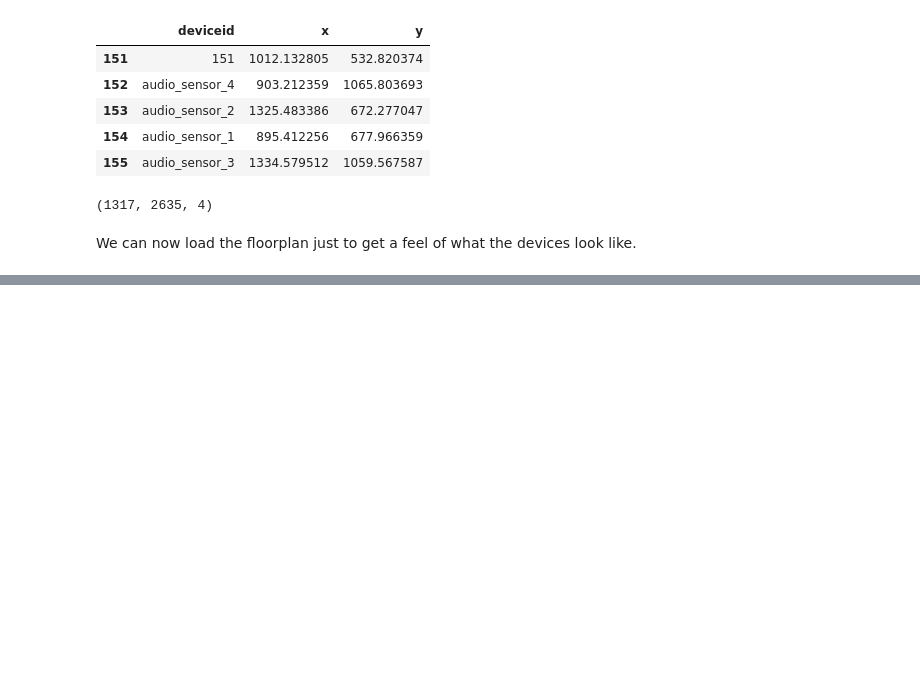
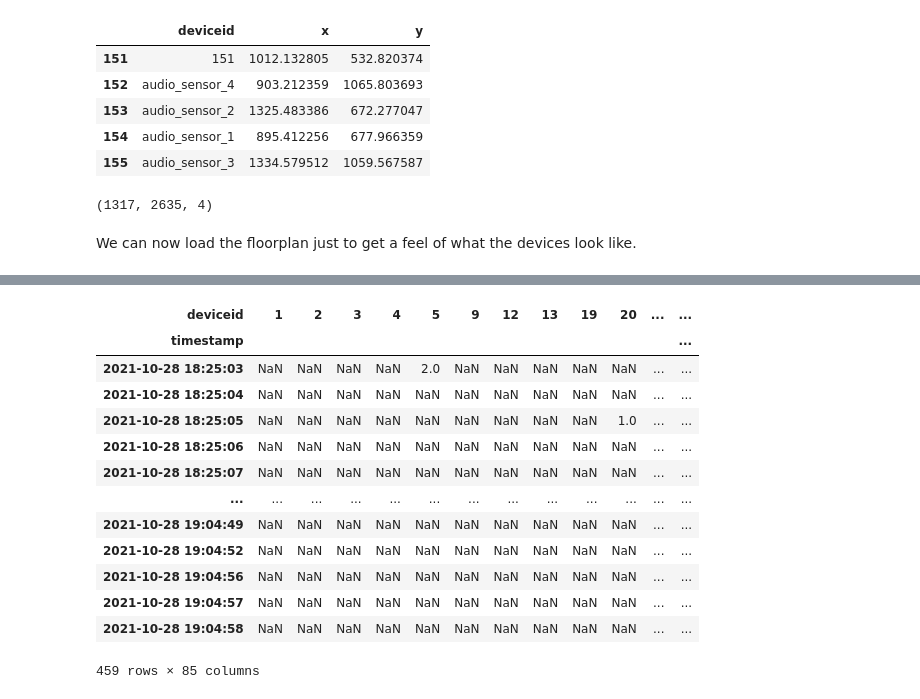
Before and after one commit to HealthyMindTech/junction-2021-floormagic, a Jupyter notebook: junction21_aud.ipynb, the cells around one changed output, grey strips where cells are left out. Saved outputs shown, nothing was run; the diff lists cells and outputs as text; code cells hidden in the pictures; blank space fills up the shorter version.

```diff
--- a/junction21_aud.ipynb
+++ b/junction21_aud.ipynb
@@ -16,3 +53,5 @@ The autoreload extension is already loaded. To reload it, use:
+# %%
+pd.set_option('display.max_rows', None)
 # %% [markdown]
 ## Example working with an audio file
 # %%
@@ -139,0 +297,6 @@ plotting_obj.run(renderer='browser') # Switch to iframe if you would like to vie
+# %%
+freq_window = '1s'
+# %%
+df_events_day = df_events[df_events.timestamp.dt.date.astype(str) == "2021-10-28"].copy()
+df_events_day.timestamp = df_events_day.timestamp.dt.floor(freq_window)
+df_events_day
@@ -139,0 +317,20 @@ plotting_obj.run(renderer='browser') # Switch to iframe if you would like to vie
+# %%
+df_events_day.loc[:, 'b'] = 1
+df_events_day = df_events_day.groupby(['deviceid', 'timestamp']).sum()
+df_events_day = df_events_day.pivot_table(index='timestamp', columns='deviceid', values='b')
+df_events_day
+# %% [output]
+| deviceid | 1 | 2 | 3 | 4 | 5 | 9 | 12 | 13 | 19 | 20 | ... | ... |
+| timestamp |  |  |  |  |  |  |  |  |  |  |  | ... |
+| 2021-10-28 18:25:03 | NaN | NaN | NaN | NaN | 2.0 | NaN | NaN | NaN | NaN | NaN | ... | ... |
+| 2021-10-28 18:25:04 | NaN | NaN | NaN | NaN | NaN | NaN | NaN | NaN | NaN | NaN | ... | ... |
+| 2021-10-28 18:25:05 | NaN | NaN | NaN | NaN | NaN | NaN | NaN | NaN | NaN | 1.0 | ... | ... |
+| 2021-10-28 18:25:06 | NaN | NaN | NaN | NaN | NaN | NaN | NaN | NaN | NaN | NaN | ... | ... |
+| 2021-10-28 18:25:07 | NaN | NaN | NaN | NaN | NaN | NaN | NaN | NaN | NaN | NaN | ... | ... |
+| ... | ... | ... | ... | ... | ... | ... | ... | ... | ... | ... | ... | ... |
+| 2021-10-28 19:04:49 | NaN | NaN | NaN | NaN | NaN | NaN | NaN | NaN | NaN | NaN | ... | ... |
+| 2021-10-28 19:04:52 | NaN | NaN | NaN | NaN | NaN | NaN | NaN | NaN | NaN | NaN | ... | ... |
+| 2021-10-28 19:04:56 | NaN | NaN | NaN | NaN | NaN | NaN | NaN | NaN | NaN | NaN | ... | ... |
+| 2021-10-28 19:04:57 | NaN | NaN | NaN | NaN | NaN | NaN | NaN | NaN | NaN | NaN | ... | ... |
+| 2021-10-28 19:04:58 | NaN | NaN | NaN | NaN | NaN | NaN | NaN | NaN | NaN | NaN | ... | ... |
+459 rows × 85 columns
```
Also changed, not shown: parts of 36 cells of this notebook, 2 other files.
